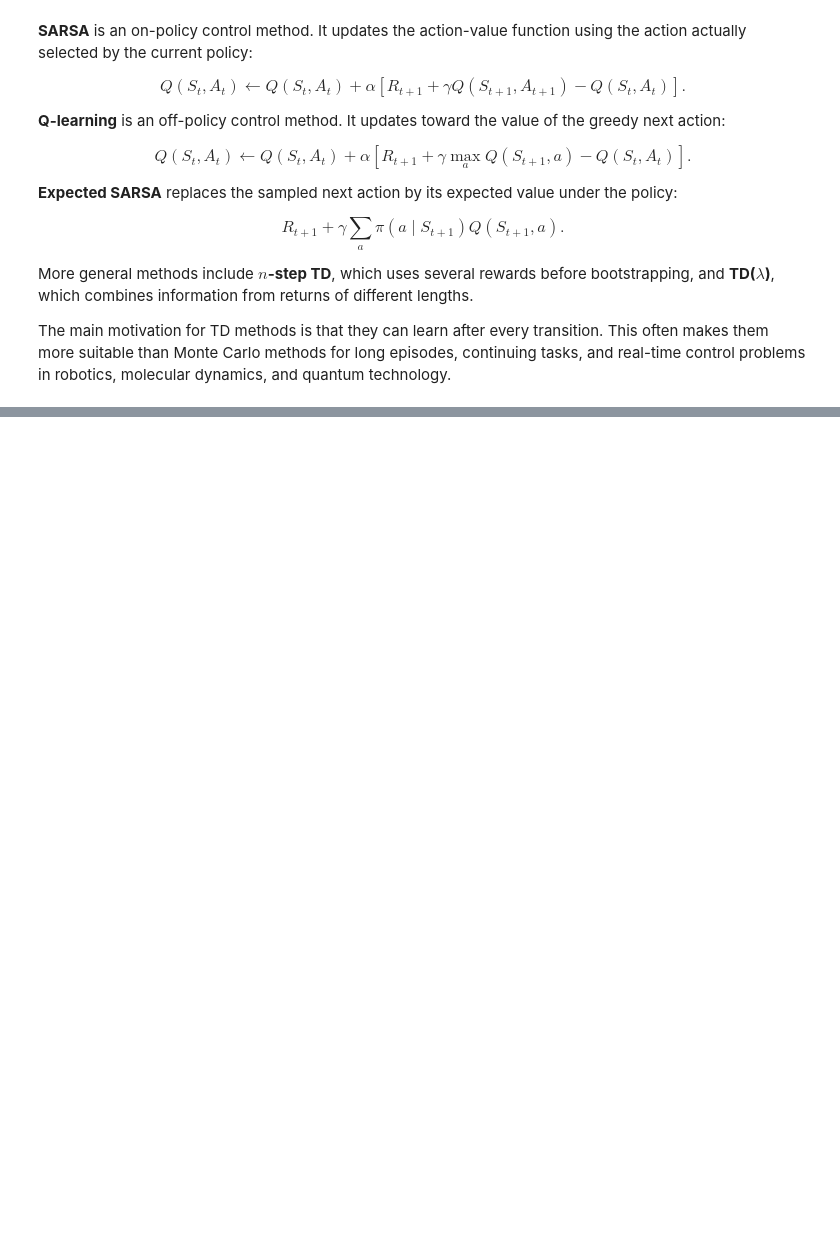
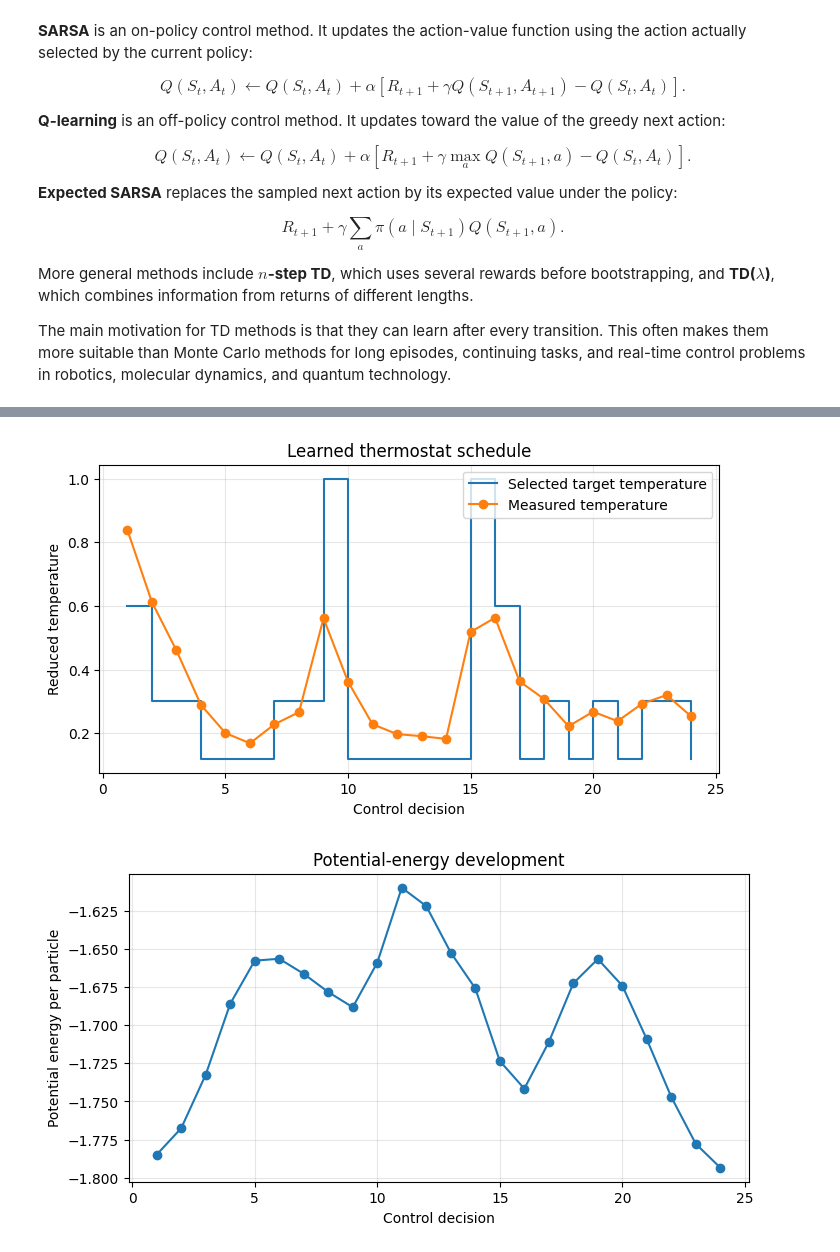
Before and after one commit to JVestly/Agentic_course_material, a Jupyter notebook: Notebooks/week3.ipynb, the cells around one changed output, grey strips where cells are left out. Drawn from its saved outputs; the diff is of its cells as text; code cells hidden in the pictures; blank space fills up the shorter version.

```diff
--- a/Notebooks/week3.ipynb
+++ b/Notebooks/week3.ipynb
@@ -104,0 +1934,79 @@ The main motivation for TD methods is that they can learn after every transition
+# %%
+def greedy_rollout(env, Q, seed=3000):
+    state = env.reset(seed=seed)
+    done = False
+
+    times = []
+    temperatures = []
+    energies = []
+    targets = []
+
+    while not done:
+        action = int(np.argmax(Q[state]))
+
+        state, reward, done, info = env.step(
+            action
+        )
+
+        times.append(env.decision_step)
+        temperatures.append(info["temperature"])
+        energies.append(
+            info["potential_per_particle"]
+        )
+        targets.append(
+            info["target_temperature"]
+        )
+
+    return {
+        "time": np.asarray(times),
+        "temperature": np.asarray(temperatures),
+        "energy": np.asarray(energies),
+        "target": np.asarray(targets),
+    }
+
+
+rollout = greedy_rollout(
+    q_learning_env,
+    Q_q,
+)
+
+plt.figure(figsize=(8, 4))
+
+plt.step(
+    rollout["time"],
+    rollout["target"],
+    where="post",
+    label="Selected target temperature",
+)
+
+plt.plot(
+    rollout["time"],
+    rollout["temperature"],
+    marker="o",
+    label="Measured temperature",
+)
+
+plt.xlabel("Control decision")
+plt.ylabel("Reduced temperature")
+plt.title("Learned thermostat schedule")
+plt.legend()
+plt.grid(alpha=0.3)
+plt.show()
+
+
+plt.figure(figsize=(8, 4))
+
+plt.plot(
+    rollout["time"],
+    rollout["energy"],
+    marker="o",
+)
+
+plt.xlabel("Control decision")
+plt.ylabel("Potential energy per particle")
+plt.title("Potential-energy development")
+plt.grid(alpha=0.3)
+plt.show()
+# %% [output]
+[figure, added]
+[figure, added]
```
Also changed, not shown: parts of 18 cells of this notebook.
